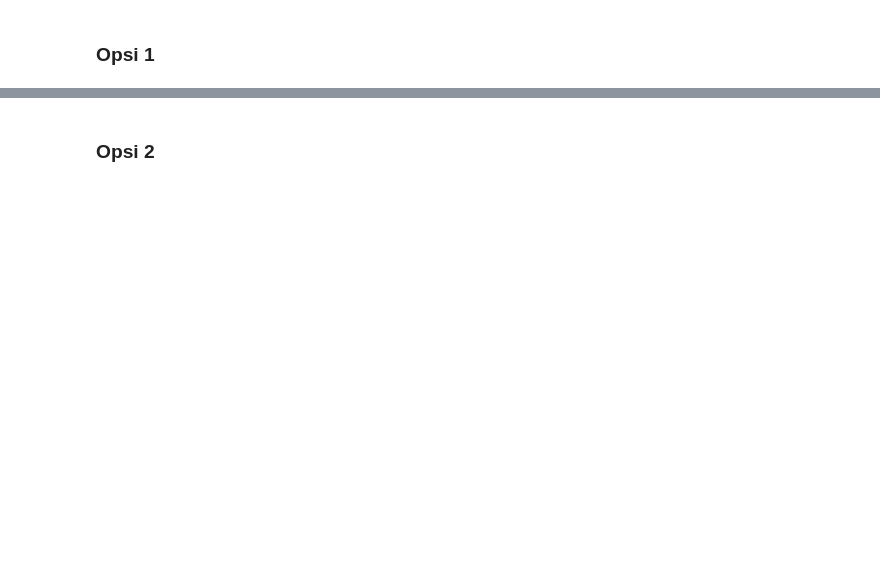
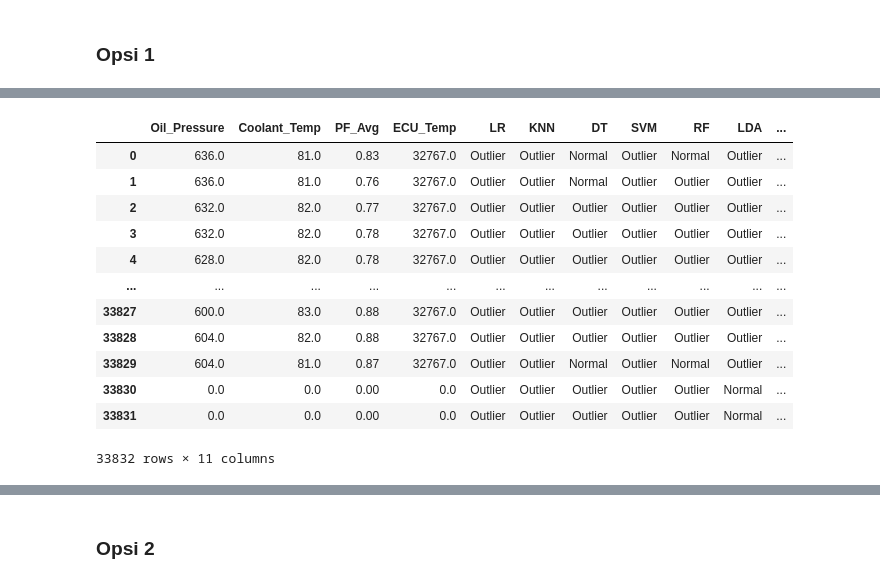
Before and after one commit to StudentHagal/Thesis, a Jupyter notebook: User_Prediction_Test.ipynb, the cells around one changed output, grey strips where cells are left out. Saved outputs shown, nothing was run; the diff lists cells and outputs as text; code cells hidden in the pictures; blank space fills up the shorter version.

```diff
--- a/User_Prediction_Test.ipynb
+++ b/User_Prediction_Test.ipynb
@@ -388,0 +383,19 @@ time: 2.77 s (started: 2021-10-07 16:15:17 +00:00)
+# %%
+#Export prediction result
+df_result1 = pd.concat([df_file.reset_index(drop=True), df_predict.reset_index(drop=True)],axis=1)
+df_result1.to_csv(process_dir+'opsi1_classification.csv')
+df_result1
+# %% [output]
+|  | Oil_Pressure | Coolant_Temp | PF_Avg | ECU_Temp | LR | KNN | DT | SVM | RF | LDA | ... |
+| 0 | 636.0 | 81.0 | 0.83 | 32767.0 | Outlier | Outlier | Normal | Outlier | Normal | Outlier | ... |
+| 1 | 636.0 | 81.0 | 0.76 | 32767.0 | Outlier | Outlier | Normal | Outlier | Outlier | Outlier | ... |
+| 2 | 632.0 | 82.0 | 0.77 | 32767.0 | Outlier | Outlier | Outlier | Outlier | Outlier | Outlier | ... |
+| 3 | 632.0 | 82.0 | 0.78 | 32767.0 | Outlier | Outlier | Outlier | Outlier | Outlier | Outlier | ... |
+| 4 | 628.0 | 82.0 | 0.78 | 32767.0 | Outlier | Outlier | Outlier | Outlier | Outlier | Outlier | ... |
+| ... | ... | ... | ... | ... | ... | ... | ... | ... | ... | ... | ... |
+| 33827 | 600.0 | 83.0 | 0.88 | 32767.0 | Outlier | Outlier | Outlier | Outlier | Outlier | Outlier | ... |
+| 33828 | 604.0 | 82.0 | 0.88 | 32767.0 | Outlier | Outlier | Outlier | Outlier | Outlier | Outlier | ... |
+| 33829 | 604.0 | 81.0 | 0.87 | 32767.0 | Outlier | Outlier | Normal | Outlier | Normal | Outlier | ... |
+| 33830 | 0.0 | 0.0 | 0.00 | 0.0 | Outlier | Outlier | Outlier | Outlier | Outlier | Normal | ... |
+| 33831 | 0.0 | 0.0 | 0.00 | 0.0 | Outlier | Outlier | Outlier | Outlier | Outlier | Normal | ... |
+33832 rows × 11 columns
```
Also changed, not shown: parts of 28 cells of this notebook.
